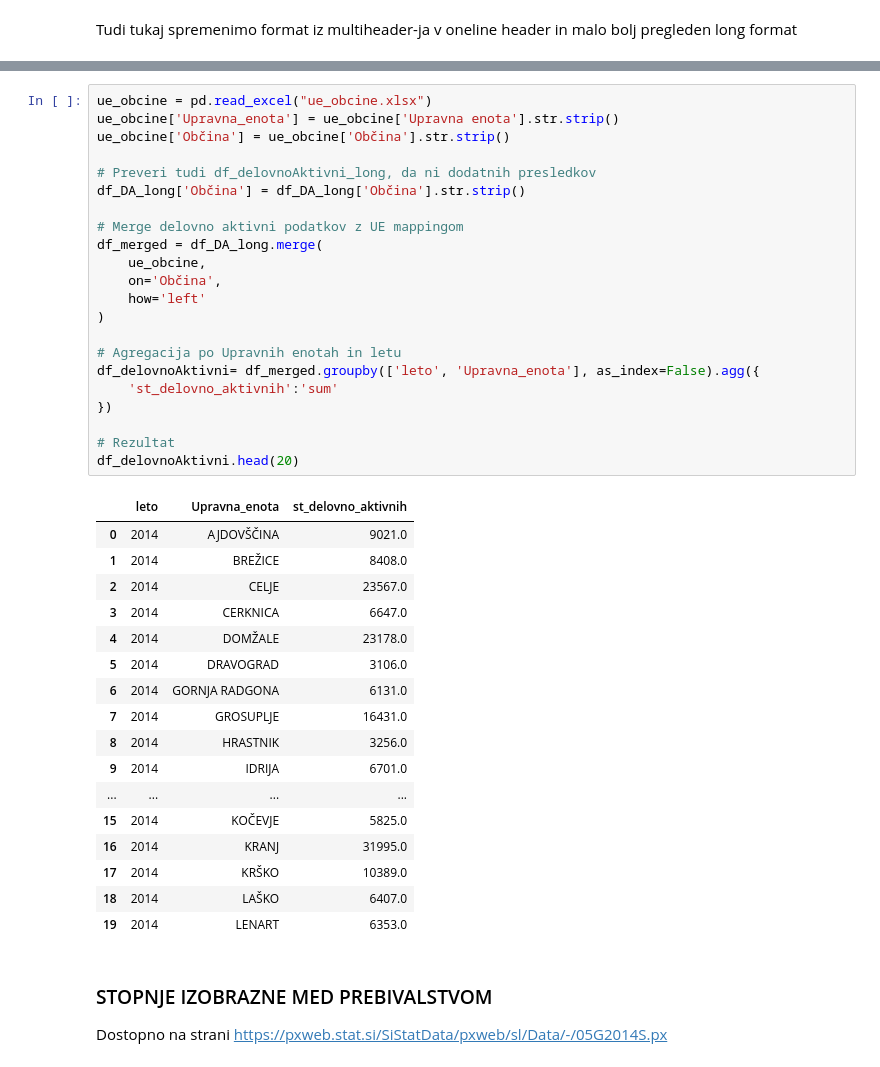
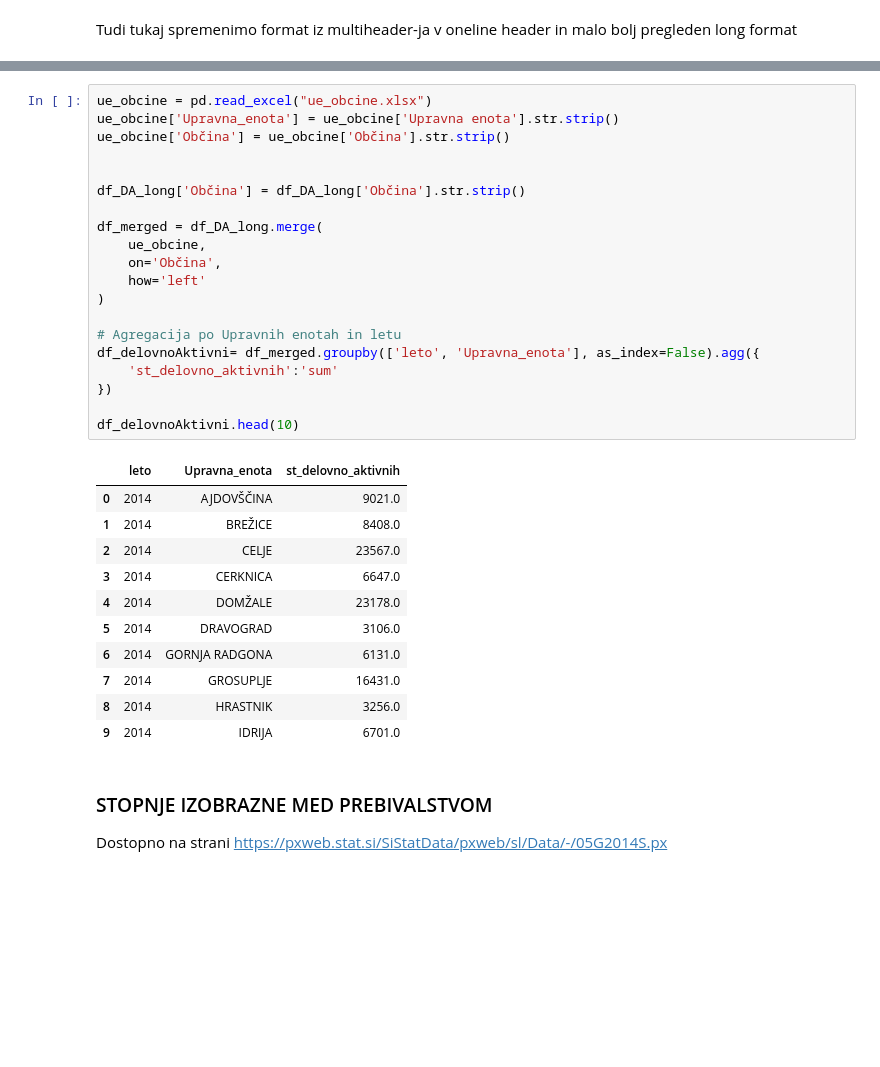
Before and after one commit to matijag13/kriminaliteta, a Jupyter notebook: ISSU_Projekt_Gusel.ipynb, the cells around one changed output, grey strips where cells are left out. Cells and saved outputs as stored; diff of their text form; blank space fills up the shorter version.

```diff
--- a/ISSU_Projekt_Gusel.ipynb
+++ b/ISSU_Projekt_Gusel.ipynb
@@ -299,43 +307,35 @@ dtype: int64
 # %%
 ue_obcine = pd.read_excel("ue_obcine.xlsx")
 ue_obcine['Upravna_enota'] = ue_obcine['Upravna enota'].str.strip()
 ue_obcine['Občina'] = ue_obcine['Občina'].str.strip()
 
-# Preveri tudi df_delovnoAktivni_long, da ni dodatnih presledkov
+
 df_DA_long['Občina'] = df_DA_long['Občina'].str.strip()
 
-# Merge delovno aktivni podatkov z UE mappingom
 df_merged = df_DA_long.merge(
     ue_obcine,
     on='Občina',
     how='left'
 )
 
 # Agregacija po Upravnih enotah in letu
 df_delovnoAktivni= df_merged.groupby(['leto', 'Upravna_enota'], as_index=False).agg({
     'st_delovno_aktivnih':'sum'
 })
 
-# Rezultat
-df_delovnoAktivni.head(20)
+df_delovnoAktivni.head(10)
 # %% [output]
 |  | leto | Upravna_enota | st_delovno_aktivnih |
 | 0 | 2014 | AJDOVŠČINA | 9021.0 |
 | 1 | 2014 | BREŽICE | 8408.0 |
 | 2 | 2014 | CELJE | 23567.0 |
 | 3 | 2014 | CERKNICA | 6647.0 |
 | 4 | 2014 | DOMŽALE | 23178.0 |
 | 5 | 2014 | DRAVOGRAD | 3106.0 |
 | 6 | 2014 | GORNJA RADGONA | 6131.0 |
 | 7 | 2014 | GROSUPLJE | 16431.0 |
 | 8 | 2014 | HRASTNIK | 3256.0 |
 | 9 | 2014 | IDRIJA | 6701.0 |
-| ... | ... | ... | ... |
-| 15 | 2014 | KOČEVJE | 5825.0 |
-| 16 | 2014 | KRANJ | 31995.0 |
-| 17 | 2014 | KRŠKO | 10389.0 |
-| 18 | 2014 | LAŠKO | 6407.0 |
-| 19 | 2014 | LENART | 6353.0 |
 # %% [markdown]
 ### STOPNJE IZOBRAZNE MED PREBIVALSTVOM
 
```
Also changed, not shown: parts of 76 cells of this notebook.
